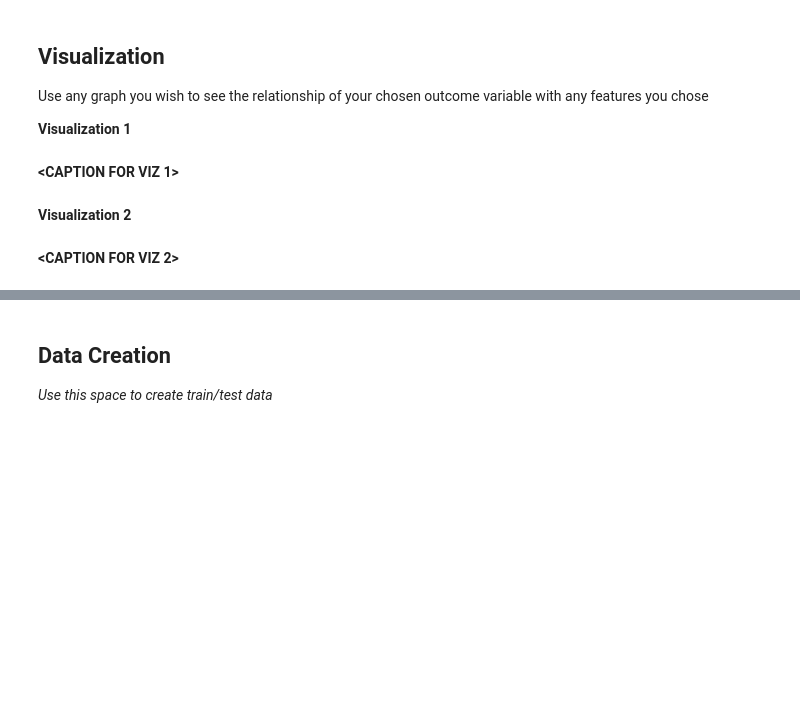
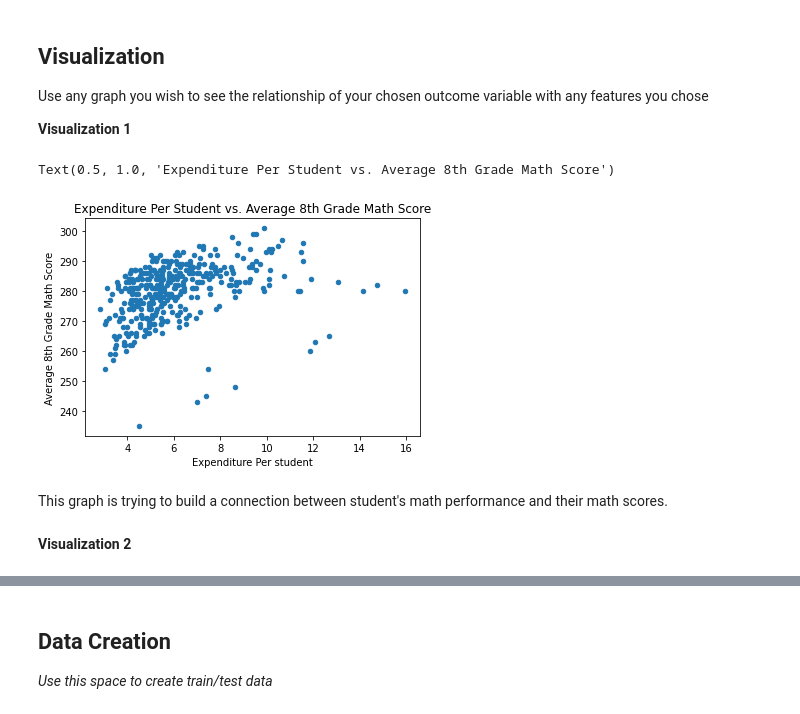
Before and after one commit to andrewye16/mdstch, a Jupyter notebook: checkpoint2/checkpoint2.ipynb, the cells around one changed output, grey strips where cells are left out. Cells and saved outputs as stored; diff of their text form; code cells hidden in the pictures; blank space fills up the shorter version.

```diff
--- a/checkpoint2/checkpoint2.ipynb
+++ b/checkpoint2/checkpoint2.ipynb
@@ -118,4 +138,8 @@ Find the maximum outcome score for every state. Hint: there's a function that al
 After exploring the data, you now have to choose features that you would use to predict the performance of the students on a chosen test (chosen outcome variable). By the way, you can also create your own features. For example, perhaps you figured that maybe a state's expenditure per student may affect their overall academic performance so you create a expenditure_per_student feature.
 
 Use this space to modify or create features
+# %%
+df["expenditure_per_student"] = df['INSTRUCTION_EXPENDITURE']/df['ENROLL_ALL_EST']
+df["math_shifts"] = df['AVG_MATH_8_SCORE'] - df['AVG_MATH_4_SCORE']
+df["math_or_reading"] = df['AVG_MATH_8_SCORE'] - df['AVG_READING_8_SCORE']
 # %% [markdown]
@@ -128,9 +158,15 @@ Feature selection justification: **<BRIEFLY DESCRIBE WHY YOU PICKED THESE FEATUR
 Use any graph you wish to see the relationship of your chosen outcome variable with any features you chose
 
 **Visualization 1**
-# %% [markdown]
-**<CAPTION FOR VIZ 1>**
+# %%
+df.plot.scatter(x='expenditure_per_student',y='AVG_MATH_8_SCORE')
+plt.xlabel('Expenditure Per student')
+plt.ylabel('Average 8th Grade Math Score')
+plt.title('Expenditure Per Student vs. Average 8th Grade Math Score')
+# %% [output]
+Text(0.5, 1.0, 'Expenditure Per Student vs. Average 8th Grade Math Score')
+[figure, added]
+# %% [markdown]
+This graph is trying to build a connection between student's math performance and their math scores.
 # %% [markdown]
 **Visualization 2**
-# %% [markdown]
-**<CAPTION FOR VIZ 2>**
```
Also changed, not shown: parts of 8 cells of this notebook.
